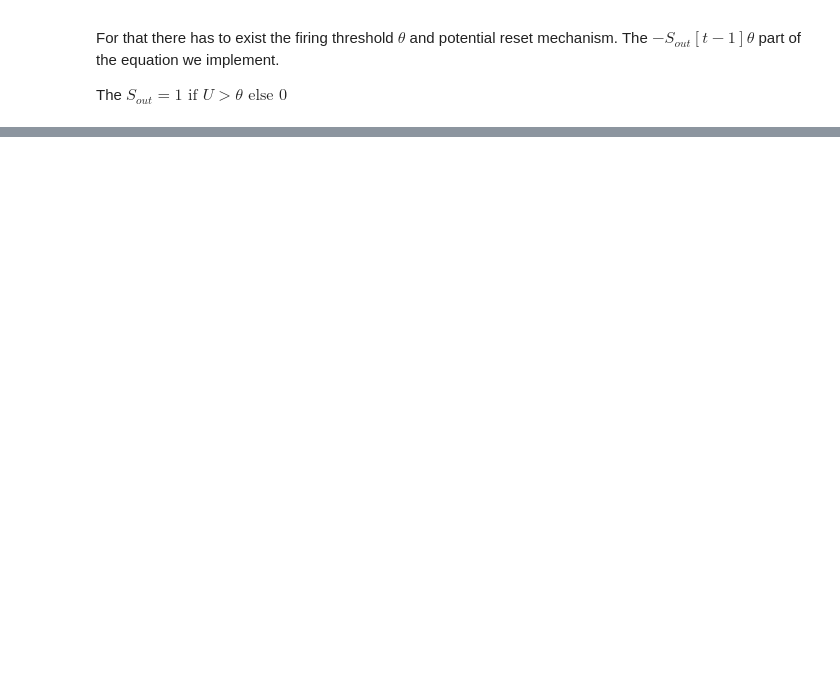
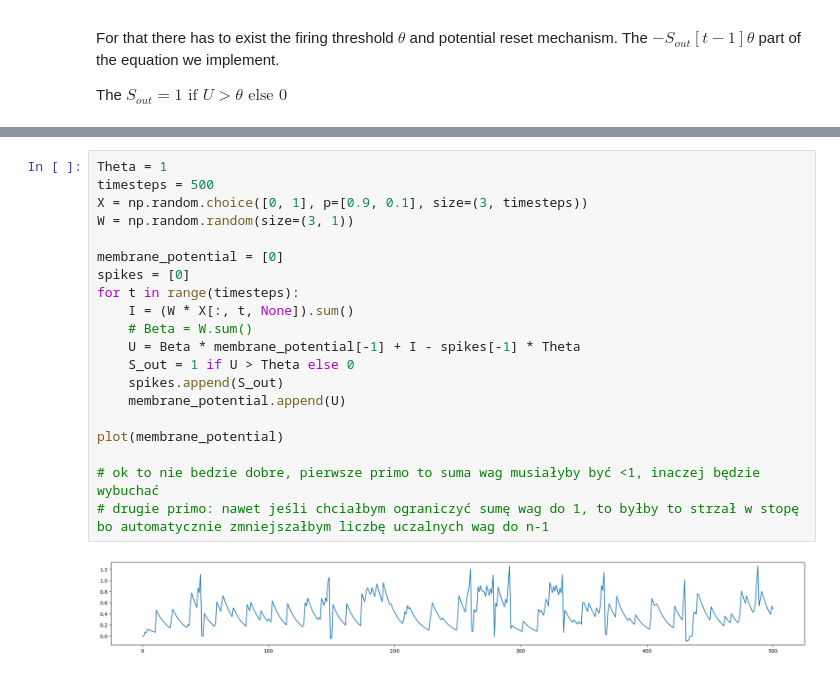
Before and after one commit to Laz4rz/spikingNeuralNetworks, a Jupyter notebook: 02_membrane.ipynb, the cells around one changed output, grey strips where cells are left out. Drawn from its saved outputs; the diff is of its cells as text; blank space fills up the shorter version.

```diff
--- a/02_membrane.ipynb
+++ b/02_membrane.ipynb
@@ -76,0 +138,22 @@ plt.plot(membrane_potential)
+# %%
+Theta = 1
+timesteps = 500
+X = np.random.choice([0, 1], p=[0.9, 0.1], size=(3, timesteps))
+W = np.random.random(size=(3, 1))
+
+membrane_potential = [0]
+spikes = [0]
+for t in range(timesteps):
+    I = (W * X[:, t, None]).sum()
+    # Beta = W.sum()
+    U = Beta * membrane_potential[-1] + I - spikes[-1] * Theta
+    S_out = 1 if U > Theta else 0
+    spikes.append(S_out)
+    membrane_potential.append(U)
+
+plot(membrane_potential)
+
+# ok to nie bedzie dobre, pierwsze primo to suma wag musiałyby być <1, inaczej będzie wybuchać
+# drugie primo: nawet jeśli chciałbym ograniczyć sumę wag do 1, to byłby to strzał w stopę bo automatycznie zmniejszałbym liczbę uczalnych wag do n-1
+# %% [output]
+[figure, added]
```
Also changed, not shown: parts of 10 cells of this notebook.
